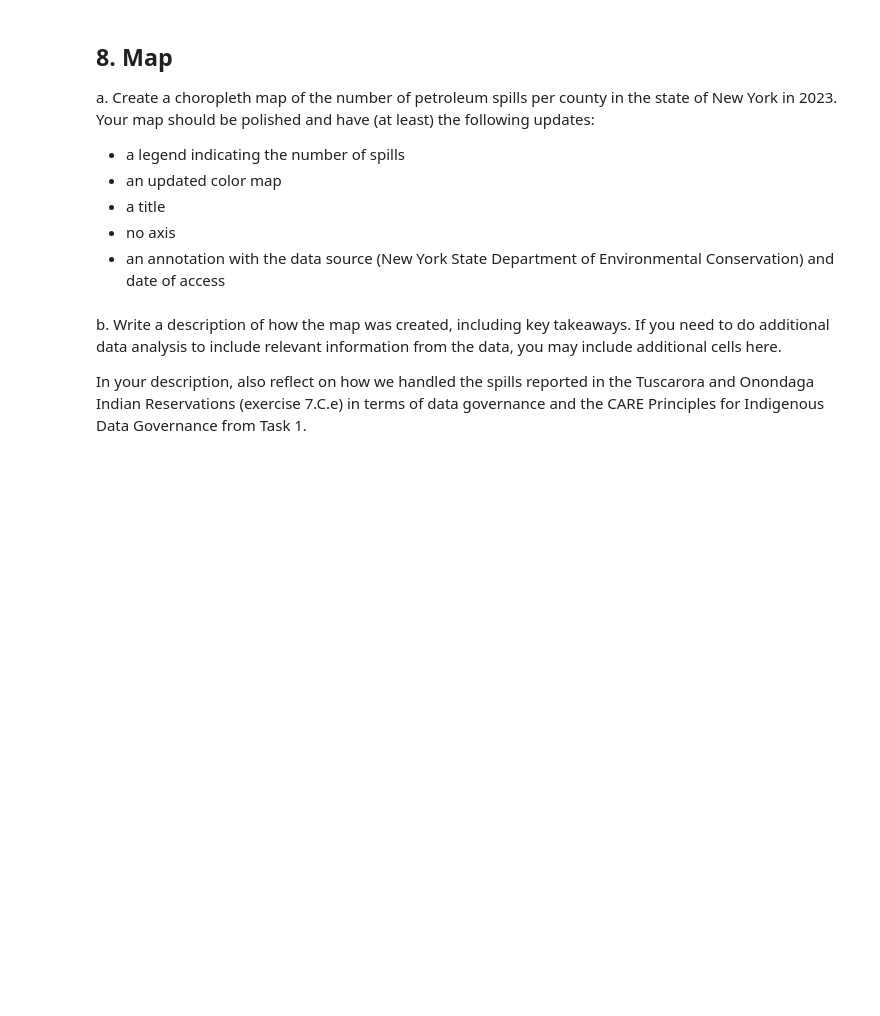
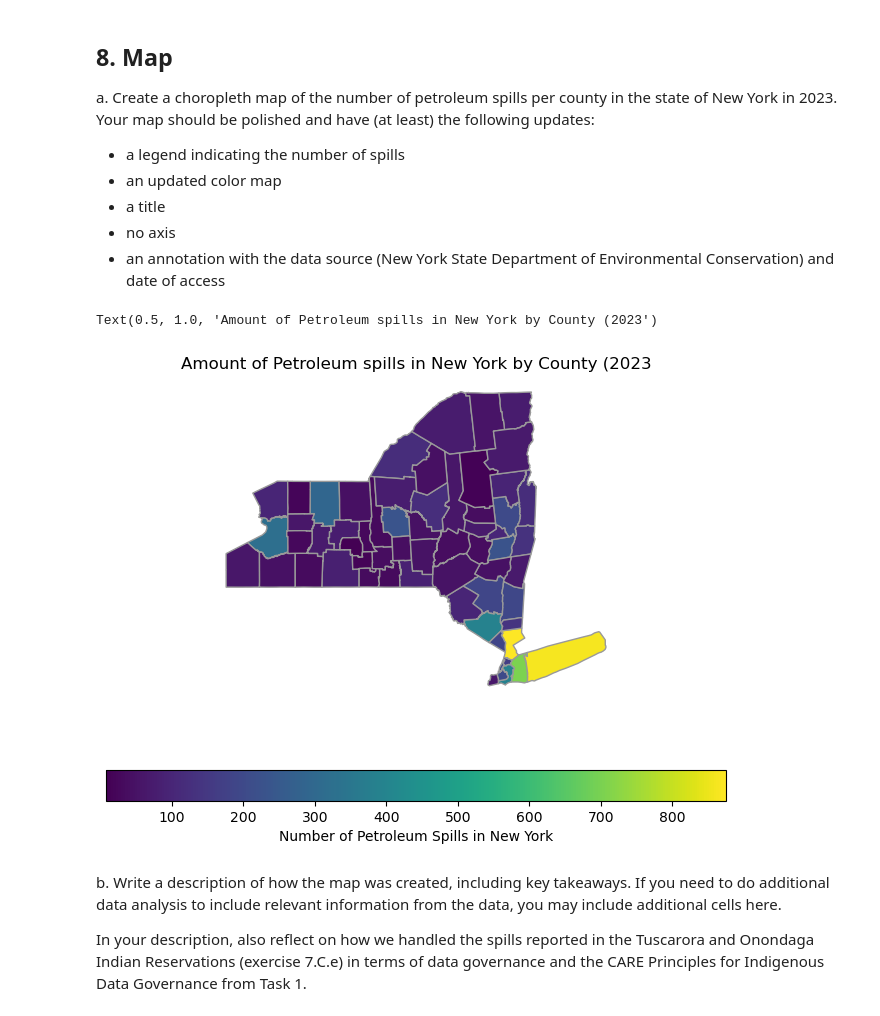
Before and after one commit to Karlavramos/eds220-hwk3, a Jupyter notebook: hwk3-task2-spills.ipynb, the cells around one changed output. Saved outputs shown, nothing was run; the diff lists cells and outputs as text; code cells hidden in the pictures; blank space fills up the shorter version.

```diff
--- a/hwk3-task2-spills.ipynb
+++ b/hwk3-task2-spills.ipynb
@@ -731,3 +731,7 @@ ny_spills
 <!-- BEGIN QUESTION -->
 
 c. An inner join only keeps the rows whose `county` appears in both dataframes, and it does not warn you about the rows it drops. Which records from `spills_per_county` were dropped by the inner join, and how many spills did each one have? Add the cells you need to find the dropped records.
+# %%
+# Countries in spills_per_county without a match in ny_counties
+removed_counties = spills_per_county[~spills_per_county['county'].isin(ny_counties['county'])]
+removed_counties
@@ -750,3 +770,7 @@ _Type your answer here, replacing this text._
 From our previous exploration we know that Tuscarora Indian Reservation and Onondaga Indian Reservation will not be in the join. Tuscarora Indian Reservation is located within Niagara county and Onondaga Indian Reservation is located within Onondaga county.
 
 e. Since the reservations do not appear in the `ny_counties` dataframe, add the Tuscarora Indian Reservation spills to Niagara county and the Onondaga Indian Reservation spills to Onondaga county in `ny_spills`. We will add a note about this in our final map, and we will reflect on this choice in exercise 8.b. Add the cells you need to make this update **and** verify that the dataframe was updated.
+# %%
+ny_spills = pd.merge(ny_spills, removed_counties, on='county', how='left')
+ny_spills['county'].unique()
+ny_spills
@@ -759,6 +797,25 @@ Your map should be polished and have (at least) the following updates:
 - a title
 - no axis
 - an annotation with the data source (New York State Department of Environmental Conservation) and date of access
+# %%
+fig, ax= plt.subplots(figsize = (8,6))
+
+ax.axis('off')
+
+ny_spills.plot(
+    ax=ax,
+    column='n_spills_x',
+    legend = True,
+    edgecolor = "0.6",
+    legend_kwds = {
+        "label": "Number of Petroleum Spills in New York",
+        "orientation": "horizontal"
+        }
+)
+ax.set_title("Amount of Petroleum spills in New York by County (2023")
+# %% [output]
+Text(0.5, 1.0, 'Amount of Petroleum spills in New York by County (2023')
+[figure, added]
 # %% [markdown]
 b. Write a description of how the map was created, including key takeaways. If you need to do additional data analysis to include relevant information from the data, you may include additional cells here.
 
```
Also changed, not shown: parts of 6 cells of this notebook.
